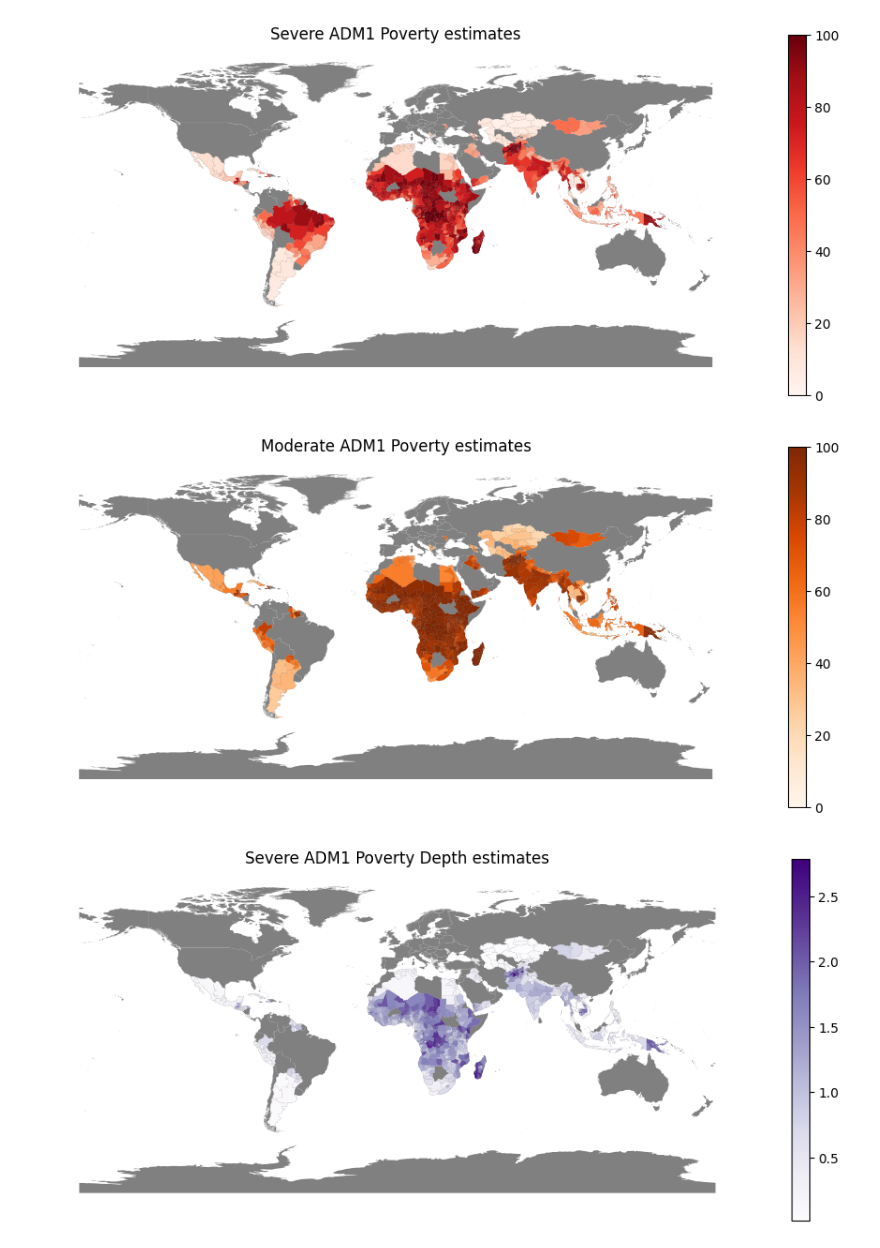
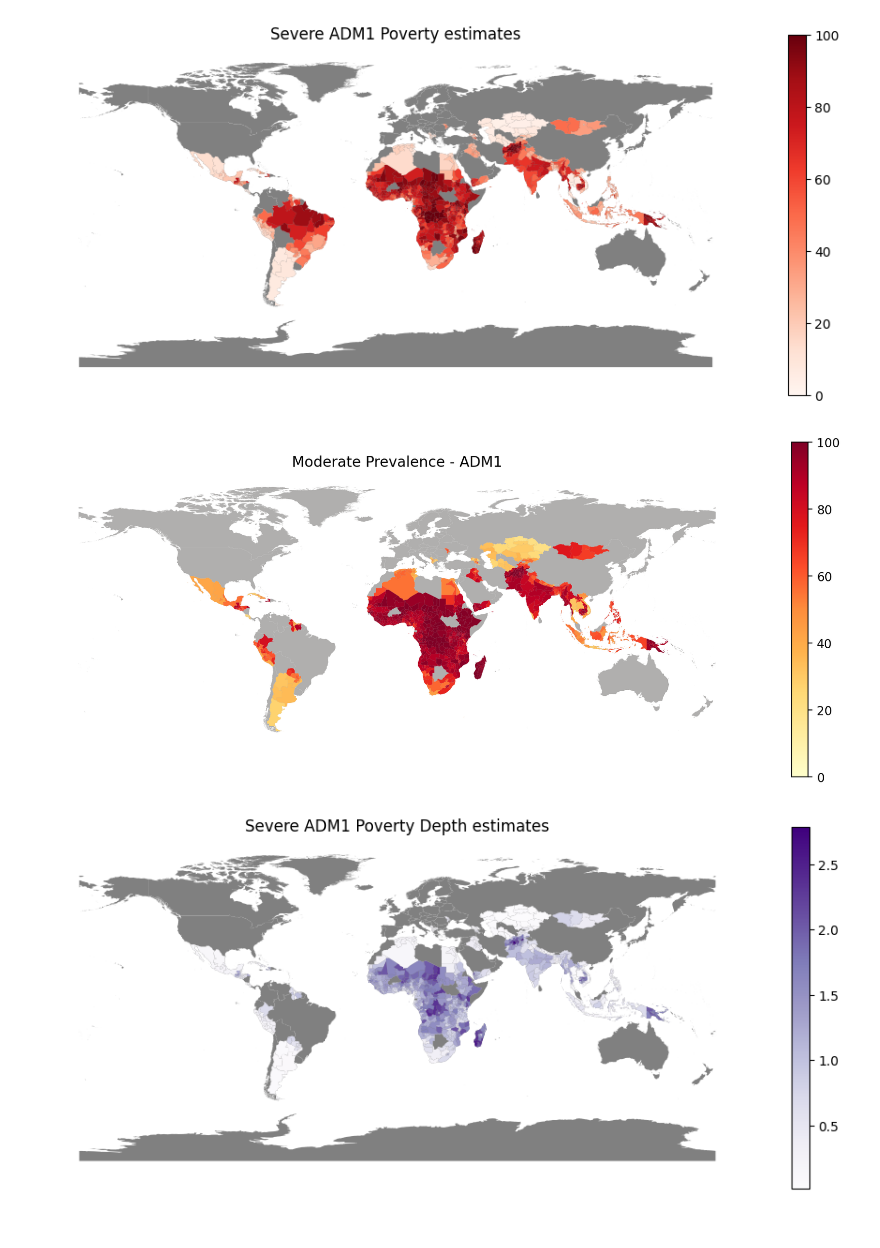
Before and after one commit to marinavicini/child_poverty_iraq, a Jupyter notebook: notebooks/1.2_mv_load-adm1-data.ipynb, the cells around one changed output. Cells and saved outputs as stored; diff of their text form; code cells hidden in the pictures.

```diff
--- a/notebooks/1.2_mv_load-adm1-data.ipynb
+++ b/notebooks/1.2_mv_load-adm1-data.ipynb
@@ -193,19 +171,23 @@ plt.show()
 [figure]
 # %%
 # Create a plot using matplotlib
-fig, ax = plt.subplots(figsize=(12, 5))
+fig, ax = plt.subplots(figsize=(13, 5), dpi=200)
 
 # Plot world countries
-geom_adm0.plot(ax=ax, color='gray')
+# geom_adm0.plot(ax=ax, color='#b0afae')
+
+# Plot world countries without antartica for visualization purposes
+geom_adm0[geom_adm0['shapeName']!='Antarctica'].plot(ax=ax, color='#b0afae')
+
 
 # Plot countries with national poverty estimates
-pov_adm1.plot(ax=ax, column='deprived_mod', cmap='Oranges', legend=True, vmin=0, vmax=100)
+pov_adm1.plot(ax=ax, column='deprived_mod', cmap='YlOrRd', legend=True, vmin=0, vmax=100)
 
-plt.title('Moderate ADM1 Poverty estimates')
+plt.title('Moderate Prevalence - ADM1')
 plt.axis('off')
 plt.show()
 # %% [output]
-[figure, old version]
+[figure, new version]
 # %%
 # Create a plot using matplotlib
 fig, ax = plt.subplots(figsize=(12, 5))
```
Also changed, not shown: parts of 9 cells of this notebook, 6 other files.
